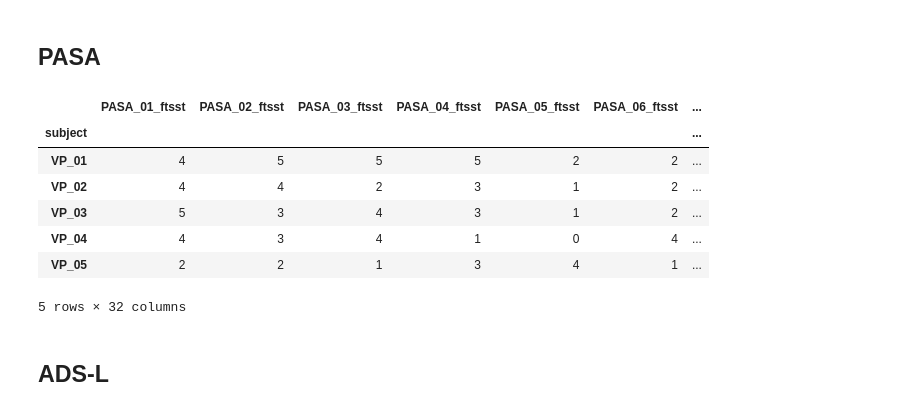
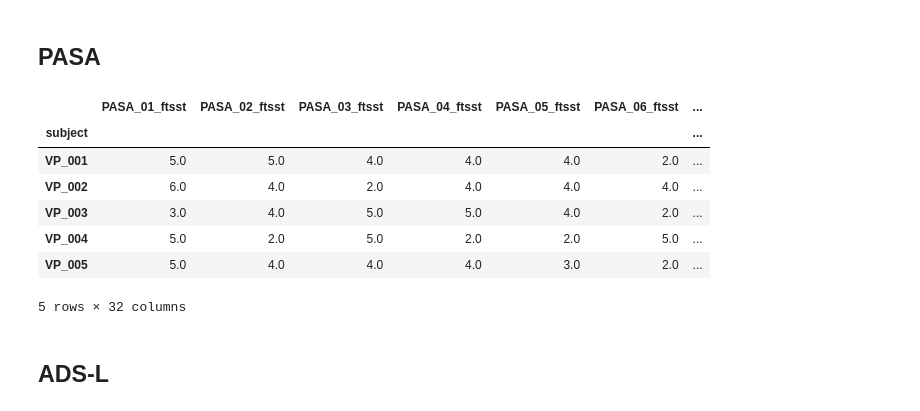
Before and after one commit to empkins/empkins-d03-preprocessing, a Jupyter notebook: experiments/2022_12_micro/unipark/Questionnaires_Screening.ipynb, the cells around one changed output. Drawn from its saved outputs; the diff is of its cells as text; code cells hidden in the pictures.

Commit message:
Micro questionnaires finished

```diff
--- a/experiments/2022_12_micro/unipark/Questionnaires_Screening.ipynb
+++ b/experiments/2022_12_micro/unipark/Questionnaires_Screening.ipynb
@@ -333,27 +269,27 @@ quest_data_filtered.to_csv(base_path.joinpath("data_tabular/questionnaires/final
 # %% [markdown]
 ## PASA
 # %%
-pasa_data = pd.read_excel(base_path.joinpath("data_tabular/questionnaires/raw/pasa.xlsx"))
+pasa_data = pd.read_csv(base_path.joinpath("data_tabular/questionnaires/processed/pasa.csv"))
 pasa_data = pasa_data.set_index(["subject", "condition"])
 
-# add "PASA_" to column names
-pasa_data.columns = "PASA_" + pasa_data.columns.astype(str).str.zfill(2)
+
+pasa_data.columns = pasa_data.columns.astype(str).str.zfill(2)
 pasa_data = pasa_data.unstack("condition")
 
 pasa_data = pasa_data.sort_index(axis=1, level="condition")
 
 # flatten multiindex
 pasa_data.columns = ["_".join(col).strip() for col in pasa_data.columns.values]
 
 pasa_data.head()
 # %% [output]
 |  | PASA_01_ftsst | PASA_02_ftsst | PASA_03_ftsst | PASA_04_ftsst | PASA_05_ftsst | PASA_06_ftsst | ... |
 | subject |  |  |  |  |  |  | ... |
-| VP_01 | 4 | 5 | 5 | 5 | 2 | 2 | ... |
-| VP_02 | 4 | 4 | 2 | 3 | 1 | 2 | ... |
-| VP_03 | 5 | 3 | 4 | 3 | 1 | 2 | ... |
-| VP_04 | 4 | 3 | 4 | 1 | 0 | 4 | ... |
-| VP_05 | 2 | 2 | 1 | 3 | 4 | 1 | ... |
+| VP_001 | 5.0 | 5.0 | 4.0 | 4.0 | 4.0 | 2.0 | ... |
+| VP_002 | 6.0 | 4.0 | 2.0 | 4.0 | 4.0 | 4.0 | ... |
+| VP_003 | 3.0 | 4.0 | 5.0 | 5.0 | 4.0 | 2.0 | ... |
+| VP_004 | 5.0 | 2.0 | 5.0 | 2.0 | 2.0 | 5.0 | ... |
+| VP_005 | 5.0 | 4.0 | 4.0 | 4.0 | 3.0 | 2.0 | ... |
 5 rows × 32 columns
 # %%
 pasa_data.to_csv(base_path.joinpath("data_tabular/questionnaires/final/pasa.csv"))
```
Also changed, not shown: parts of 12 cells of this notebook, 2 other files.
